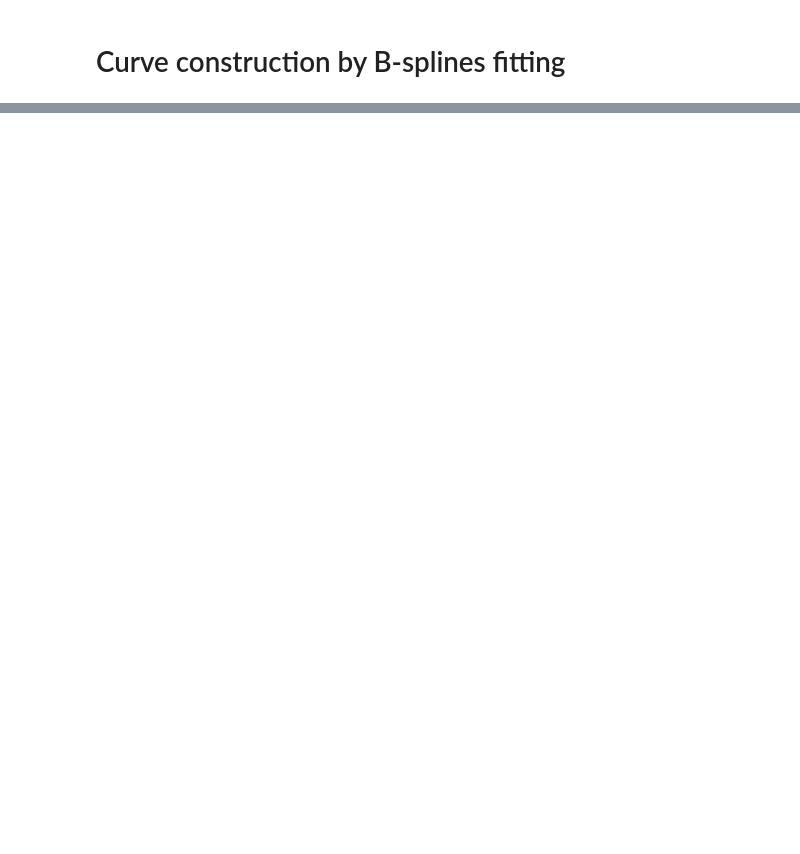
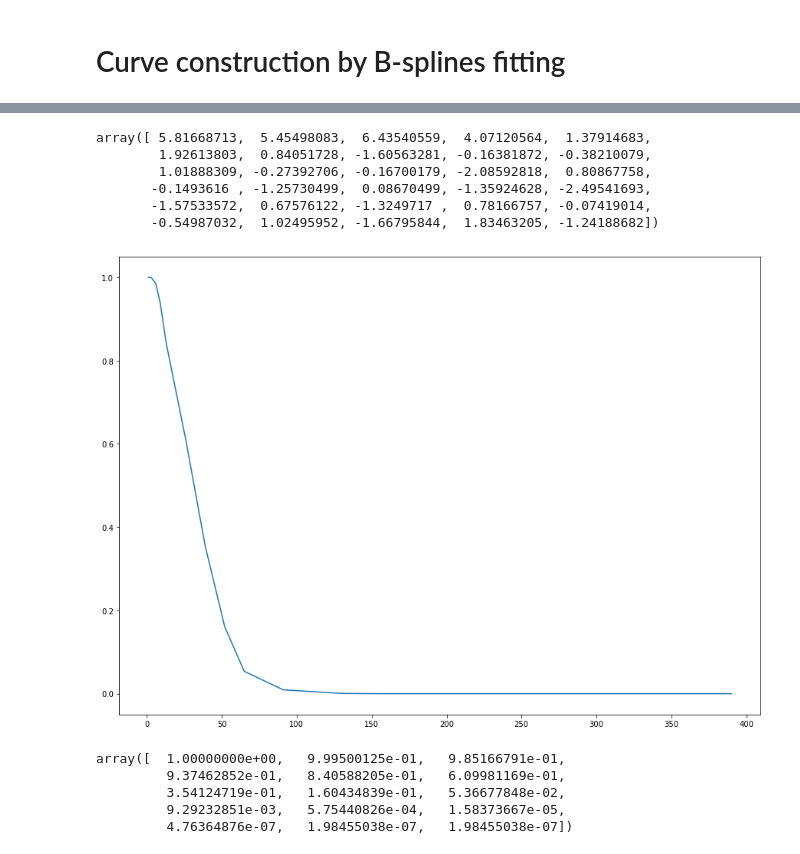
Before and after one commit to gerdm/TGMAFFIRO, a Jupyter notebook: curves/B-Spline.ipynb, the cells around one changed output, grey strips where cells are left out. Drawn from its saved outputs; the diff is of its cells as text; code cells hidden in the pictures; blank space fills up the shorter version.

```diff
--- a/curves/B-Spline.ipynb
+++ b/curves/B-Spline.ipynb
@@ -207,0 +268,9 @@ plt.show()
+# %%
+coef_minimum["x"]
+# %% [output]
+array([ 5.81668713,  5.45498083,  6.43540559,  4.07120564,  1.37914683,
+        1.92613803,  0.84051728, -1.60563281, -0.16381872, -0.38210079,
+        1.01888309, -0.27392706, -0.16700179, -2.08592818,  0.80867758,
+       -0.1493616 , -1.25730499,  0.08670499, -1.35924628, -2.49541693,
+       -1.57533572,  0.67576122, -1.3249717 ,  0.78166757, -0.07419014,
+       -0.54987032,  1.02495952, -1.66795844,  1.83463205, -1.24188682])
@@ -207,0 +280,16 @@ plt.show()
+# %%
+vals = np.exp(-bspline.integrate_coef(discount_factors, bspline.knots).cumsum() / 100)
+# %%
+plt.figure(figsize=(15,11))
+plt.plot(nx1_instruments, vals)
+plt.show()
+# %% [output]
+[figure, added]
+# %%
+vals
+# %% [output]
+array([  1.00000000e+00,   9.99500125e-01,   9.85166791e-01,
+         9.37462852e-01,   8.40588205e-01,   6.09981169e-01,
+         3.54124719e-01,   1.60434839e-01,   5.36677848e-02,
+         9.29232851e-03,   5.75440826e-04,   1.58373667e-05,
+         4.76364876e-07,   1.98455038e-07,   1.98455038e-07])
```
Also changed, not shown: parts of 13 cells of this notebook.
